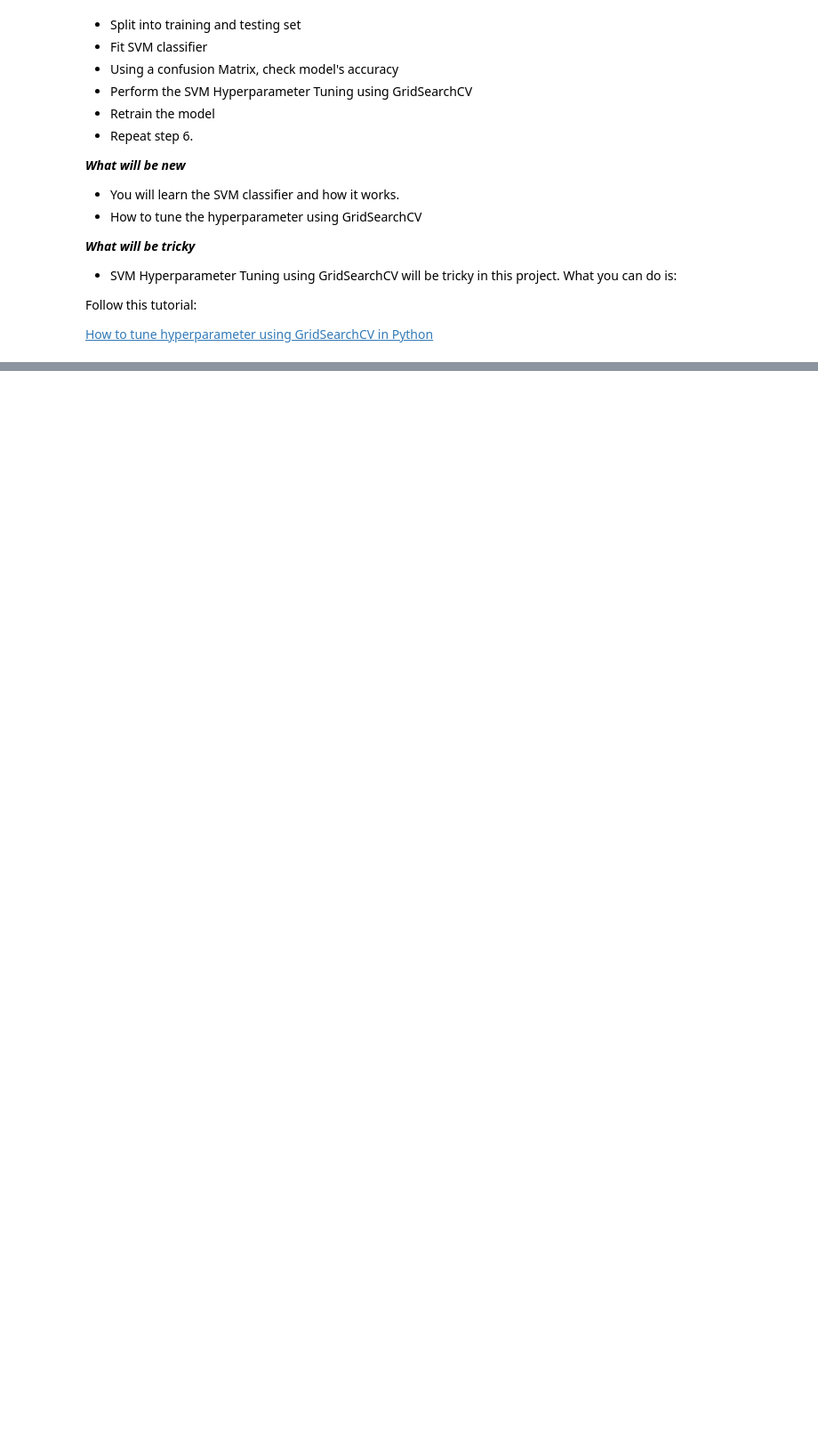
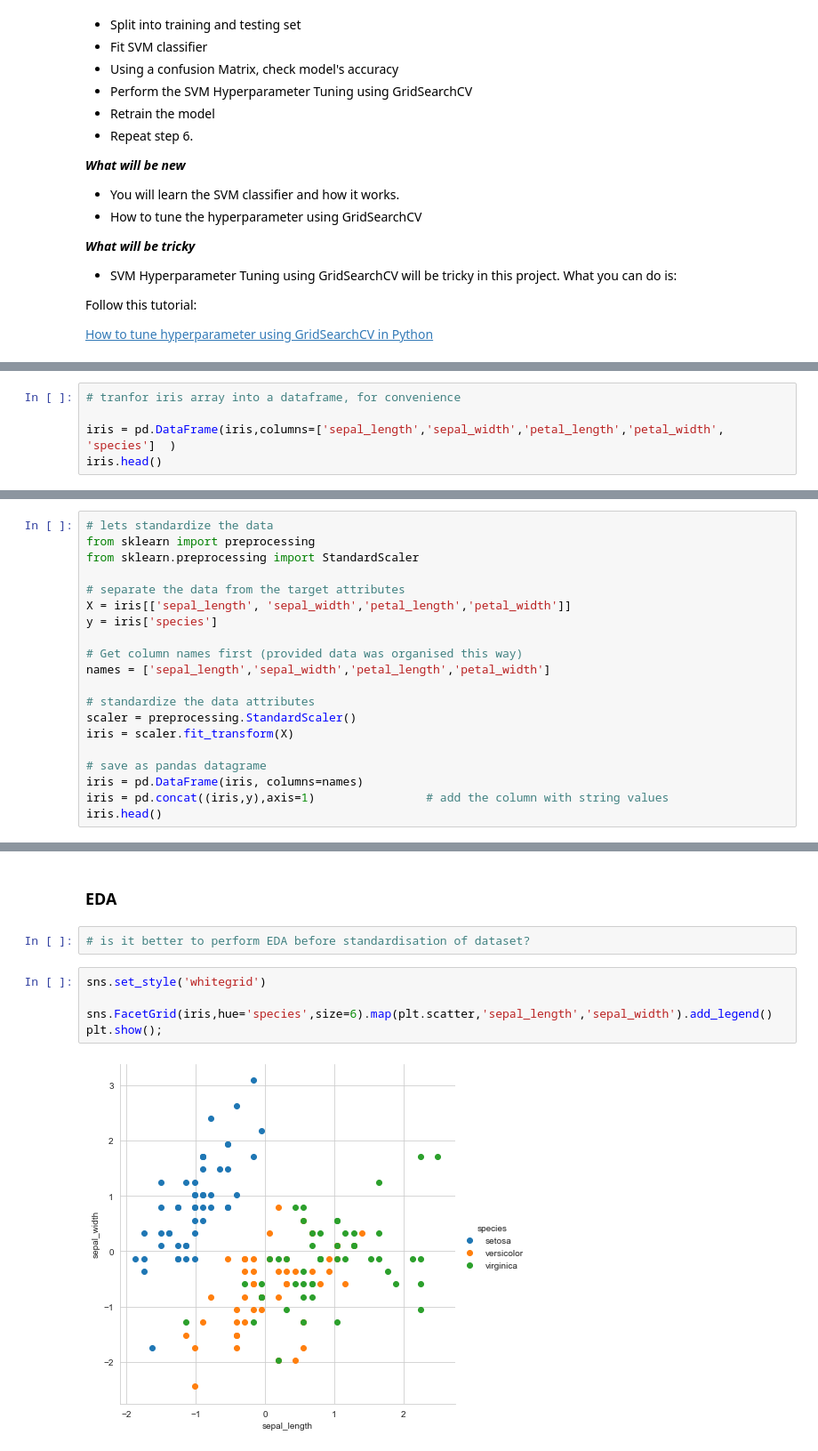
Before and after one commit to k21k/Python-Notes, a Jupyter notebook: Machine Learning/Support Vector Machine/Support Vector Machine.ipynb, the cells around one changed output, grey strips where cells are left out. Shown at 89% size. Cells and saved outputs as stored; diff of their text form; blank space fills up the shorter version.

```diff
--- a/Machine Learning/Support Vector Machine/Support Vector Machine.ipynb
+++ b/Machine Learning/Support Vector Machine/Support Vector Machine.ipynb
@@ -75,0 +69,5 @@ iris.head()
+# %%
+# tranfor iris array into a dataframe, for convenience
+
+iris = pd.DataFrame(iris,columns=['sepal_length','sepal_width','petal_length','petal_width', 'species']  )
+iris.head()
@@ -75,0 +83,20 @@ iris.head()
+# %%
+# lets standardize the data
+from sklearn import preprocessing
+from sklearn.preprocessing import StandardScaler
+
+# separate the data from the target attributes
+X = iris[['sepal_length', 'sepal_width','petal_length','petal_width']]
+y = iris['species']
+
+# Get column names first (provided data was organised this way)
+names = ['sepal_length','sepal_width','petal_length','petal_width']
+
+# standardize the data attributes
+scaler = preprocessing.StandardScaler()
+iris = scaler.fit_transform(X)
+
+# save as pandas datagrame
+iris = pd.DataFrame(iris, columns=names)
+iris = pd.concat((iris,y),axis=1)                # add the column with string values
+iris.head()
@@ -75,0 +110,11 @@ iris.head()
+# %% [markdown]
+### EDA
+# %%
+# is it better to perform EDA before standardisation of dataset?
+# %%
+sns.set_style('whitegrid')
+
+sns.FacetGrid(iris,hue='species',size=6).map(plt.scatter,'sepal_length','sepal_width').add_legend()
+plt.show();
+# %% [output]
+[figure, added]
```
Also changed, not shown: parts of 21 cells of this notebook.
